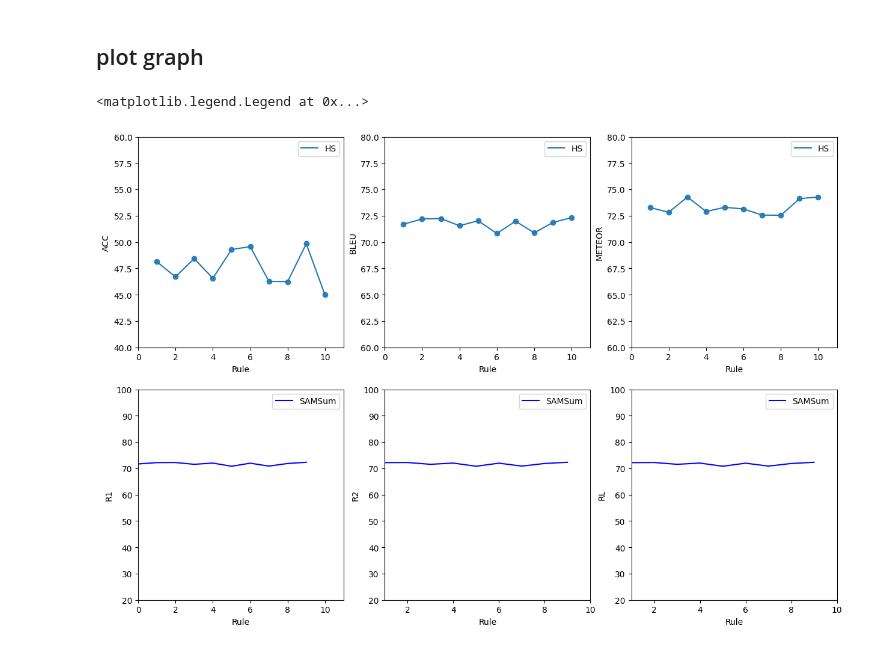
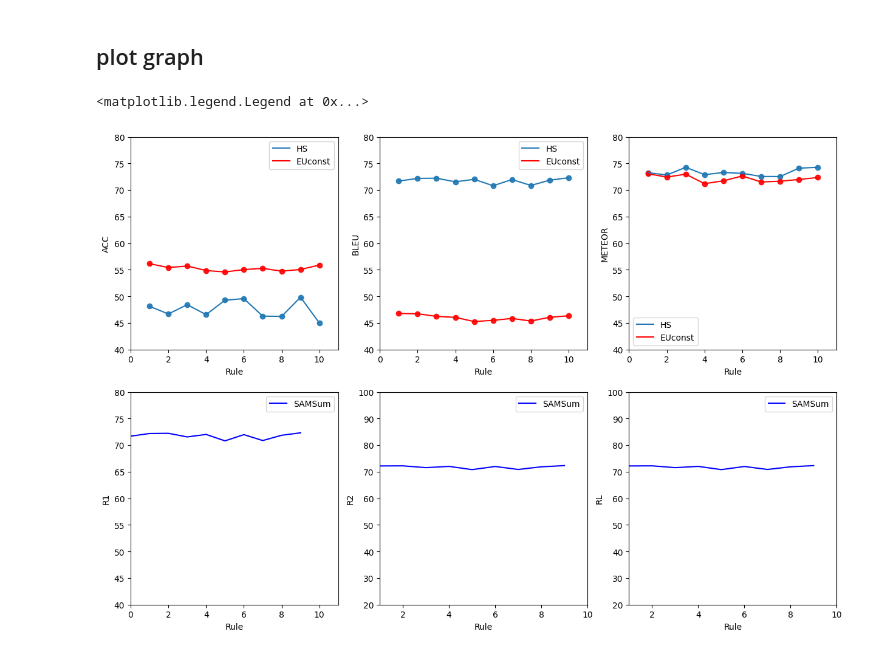
Before and after one commit to chinesebear/fuzzys2s, a Jupyter notebook: doc/fuzzys2s_rule.ipynb, the cells around one changed output. Drawn from its saved outputs; the diff is of its cells as text; code cells hidden in the pictures.

Commit message:
fuzzy rule

```diff
--- a/doc/fuzzys2s_rule.ipynb
+++ b/doc/fuzzys2s_rule.ipynb
@@ -1,6 +1,7 @@
 # %% [markdown]
 ## read data
 # %%
+
 hs_data=[[48.14,71.70,73.28],
     [46.70,72.20,72.84],
     [48.43,72.24,74.29],
@@ -11,6 +12,17 @@ hs_data=[[48.14,71.70,73.28],
     [46.24,70.88,72.55],
     [49.85,71.87,74.13],
     [44.99,72.33,74.29]]
+
+euconst_data = [[56.15,46.79,73.08],
+    [55.44,46.73,72.45],
+    [55.71,46.25,73.00],
+    [54.87,46.05,71.21],
+    [54.60,45.27,71.75],
+    [55.04,45.50,72.66],
+    [55.28,45.85,71.53],
+    [54.74,45.37,71.67],
+    [55.07,46.07,72.00],
+    [55.90,46.35,72.37]]
 # %% [markdown]
 ## plot graph
 # %%
@@ -19,68 +31,75 @@ import numpy as np
 
 rule_data = np.arange(1, 11, 1)
 hs_data = np.array(hs_data)
+euconst_data = np.array(euconst_data)
 
 f, axes = plt.subplots(2, 3, figsize=(15,10))
 
 sub_graph = axes[0][0]
 sub_graph.plot(rule_data, hs_data[:, 0], label='HS')
 sub_graph.scatter(rule_data, hs_data[:, 0], alpha=.9)
+sub_graph.plot(rule_data, euconst_data[:, 0], label='EUconst', color='r')
+sub_graph.scatter(rule_data, euconst_data[:, 0], alpha=.9, color='r')
 # sub_graph.set_title("HS(FuzzyS2S-T)")
 sub_graph.set_xlabel("Rule")
 sub_graph.set_ylabel("ACC")
 sub_graph.set_xlim(0,11)
-sub_graph.set_ylim(40,60)
+sub_graph.set_ylim(40,80)
 sub_graph.legend()
 
 sub_graph = axes[0][1]
 sub_graph.plot(rule_data, hs_data[:, 1], label='HS')
 sub_graph.scatter(rule_data, hs_data[:, 1], alpha=.9)
+sub_graph.plot(rule_data, euconst_data[:, 1], label='EUconst', color='r')
+sub_graph.scatter(rule_data, euconst_data[:, 1], alpha=.9, color='r')
 # sub_graph.set_title("HS(FuzzyS2S-T)")
 sub_graph.set_xlabel("Rule")
 sub_graph.set_ylabel("BLEU")
 sub_graph.set_xlim(0,11)
-sub_graph.set_ylim(60,80)
+sub_graph.set_ylim(40,80)
 sub_graph.legend()
 
 sub_graph = axes[0][2]
 sub_graph.plot(rule_data, hs_data[:, 2], label='HS')
 sub_graph.scatter(rule_data, hs_data[:, 2], alpha=.9)
+sub_graph.plot(rule_data, euconst_data[:, 2], label='EUconst', color='r')
+sub_graph.scatter(rule_data, euconst_data[:, 2], alpha=.9, color='r')
 # sub_graph.set_title("SamSum(FuzzyS2S-T)")
 sub_graph.set_xlabel("Rule")
 sub_graph.set_ylabel("METEOR")
 sub_graph.set_xlim(0,11)
-sub_graph.set_ylim(60,80)
+sub_graph.set_ylim(40,80)
 sub_graph.legend()
 
 sub_graph = axes[1][0]
 data = hs_data
 sub_graph.plot(data[:, 1], label='SAMSum',color='b')
 # sub_graph.set_title("EUconst(FuzzyS2S-T)")
 sub_graph.set_xlabel("Rule")
 sub_graph.set_ylabel("R1")
 sub_graph.set_xlim(0,11)
-sub_graph.set_ylim(20,100)
+sub_graph.set_ylim(40,80)
 sub_graph.legend()
 
 sub_graph = axes[1][1]
 data = hs_data
 sub_graph.plot(data[:, 1], label='SAMSum',color='b')
 # sub_graph.set_title("HS(FuzzyS2S-T)")
 sub_graph.set_xlabel("Rule")
 sub_graph.set_ylabel("R2")
 sub_graph.set_xlim(1,10)
 sub_graph.set_ylim(20,100)
 sub_graph.legend()
 
 sub_graph = axes[1][2]
 data = hs_data
 sub_graph.plot(data[:, 1], label='SAMSum',color='b')
 # sub_graph.set_title("SamSum(FuzzyS2S-T)")
 sub_graph.set_xlabel("Rule")
 sub_graph.set_ylabel("RL")
 sub_graph.set_xlim(1,10)
 sub_graph.set_ylim(20,100)
 sub_graph.legend()
 # %% [output]
 <matplotlib.legend.Legend at 0x...>
-[figure, old version]
+[figure, new version]
```
Also changed, not shown: 5 other files.
